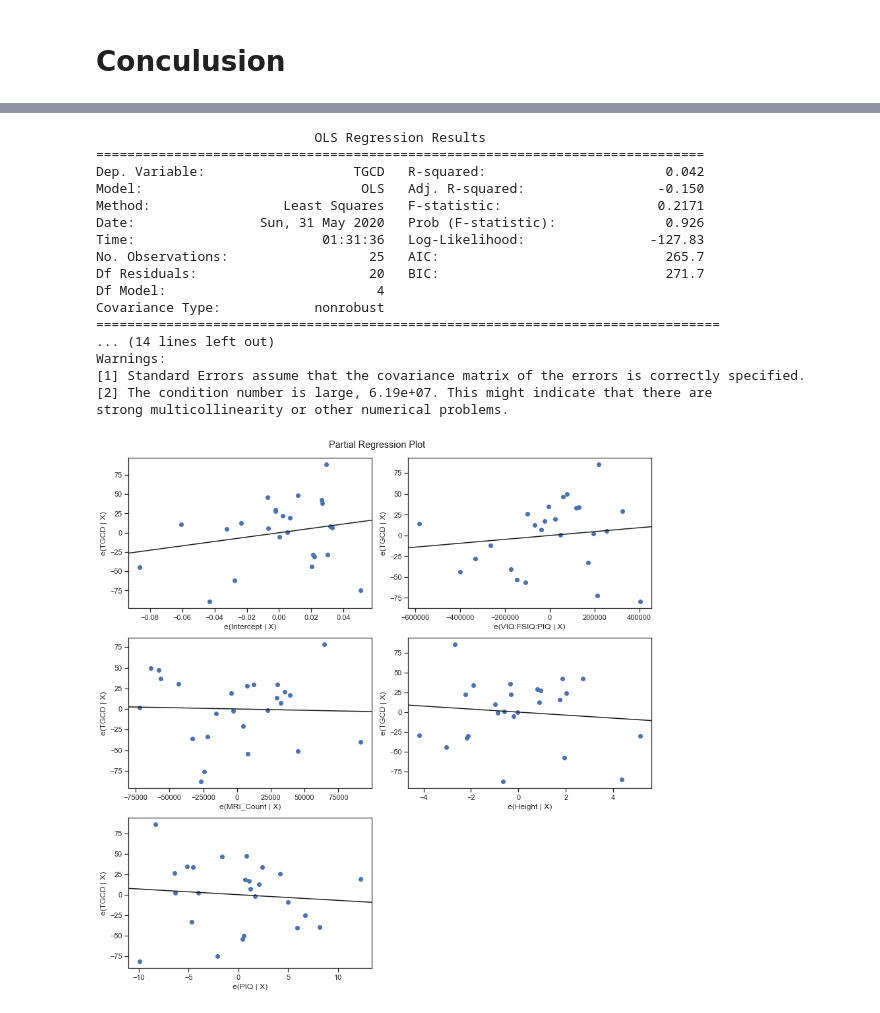
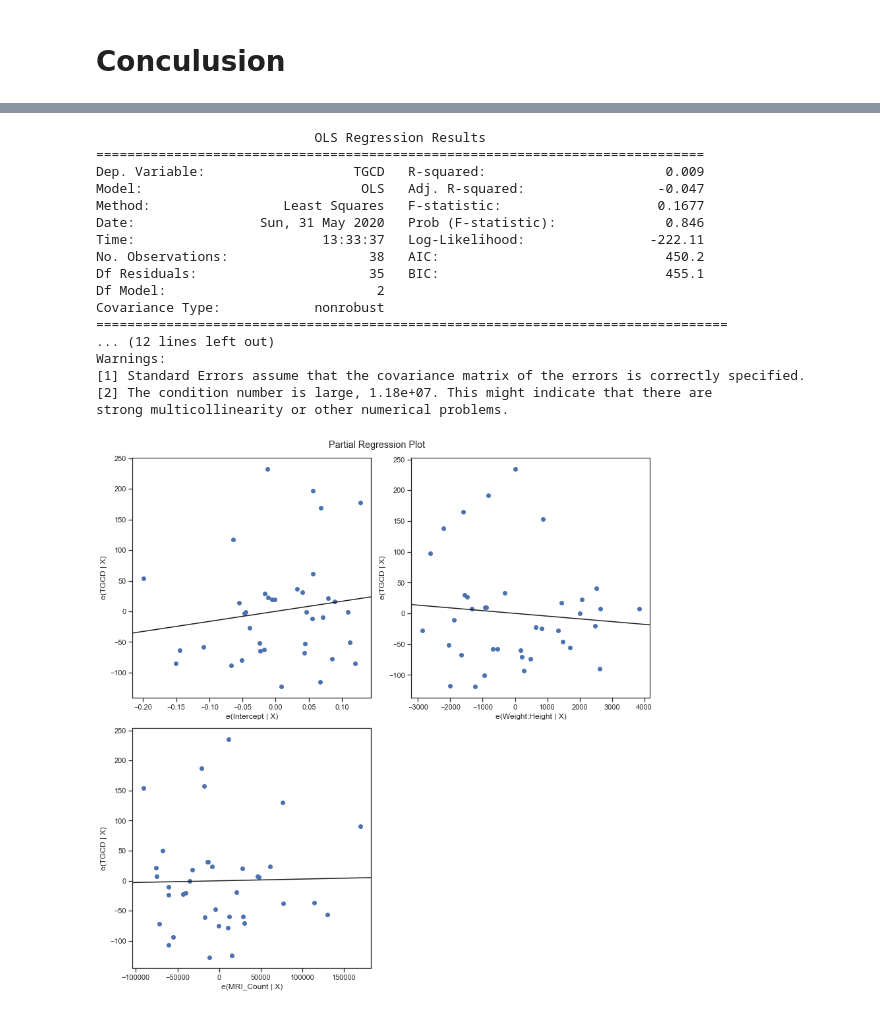
Before and after one commit to marcelfarres/Farres-M-QLSC612, a Jupyter notebook: practical/myanalysis.ipynb, the cells around one changed output, grey strips where cells are left out. Saved outputs shown, nothing was run; the diff lists cells and outputs as text; code cells hidden in the pictures.

```diff
--- a/practical/myanalysis.ipynb
+++ b/practical/myanalysis.ipynb
@@ -93,13 +90,14 @@ These where calculated using the hacked security system of our lab.
 # %%
 distributions = [
-    {"type": np.random.normal, "kwargs": {"loc": 50, "scale": 40}},
-    {"type": np.random.normal, "kwargs": {"loc": 120, "scale": 30}},
+    {"type": np.random.normal, "kwargs": {"loc": 80, "scale": 40}},
+    {"type": np.random.normal, "kwargs": {"loc": 150, "scale": 30}},
+    {"type": np.random.normal, "kwargs": {"loc": 300, "scale": 30}},
 ]
-coefficients = np.array([0.6, 0.3])
+coefficients = np.array([0.4, 0.6, .2])
 coefficients /= coefficients.sum()      # in case these did not add up to 1
 sample_size = data.shape[0]
 
-our_seed = 1000000000
+our_seed = 10000
 np.random.seed(our_seed)
 num_distr = len(distributions)
 rdata = np.zeros((sample_size, num_distr))
@@ -179,6 +250,6 @@ Also we will combine PIQ and FSIQ to a new variable in the model
 # %%
-super_model = 'TGDC ~ VIQ : FSIQ :PIQ + MRI_Count + Height + PIQ'
-super_model2 = 'TGCD ~ VIQ : FSIQ :PIQ + MRI_Count + Height + PIQ'
+super_model = 'TGDC ~ Weight : Height + MRI_Count'
+super_model2 = 'TGCD ~ Weight : Height + MRI_Count'
 
 
 # Fit the model
@@ -279,36 +338,31 @@ After much study we can conclude that VIQ and FSIQ are an acurate predictor of t
 # %%
-rdata = np.zeros((sample_size, num_distr))
-for idx, distr in enumerate(distributions):
-    rdata[:, idx] = distr["type"](size=(sample_size,), **distr["kwargs"])
-random_idx = np.random.choice(np.arange(num_distr), size=(sample_size,), p=coefficients)
-partY = rdata[np.arange(sample_size), random_idx]
+# z_s = np.abs(stats.zscore(data[inculded_vars]))
 
-
-z_s = np.abs(stats.zscore(data[inculded_vars]))
-dataf = data[(z_s < 1.56).all(axis=1)]
-model= ols(super_model2, dataf)
+# dataf = data[(z_s < 1.56).all(axis=1)]
+# model= ols(super_model2, dataf)
+model= ols(super_model2, data)
 
 rs = model.fit()
 
 print(rs.summary())
 fig = plt.figure(figsize=(12,12))
 fig = sm.graphics.plot_partregress_grid(rs, fig=fig)
 # %% [output]
                             OLS Regression Results
 ==============================================================================
-Dep. Variable:                   TGCD   R-squared:                       0.042
-Model:                            OLS   Adj. R-squared:                 -0.150
-Method:                 Least Squares   F-statistic:                    0.2171
-Date:                Sun, 31 May 2020   Prob (F-statistic):              0.926
-Time:                        01:31:36   Log-Likelihood:                -127.83
-No. Observations:                  25   AIC:                             265.7
-Df Residuals:                      20   BIC:                             271.7
-Df Model:                           4
+Dep. Variable:                   TGCD   R-squared:                       0.009
+Model:                            OLS   Adj. R-squared:                 -0.047
+Method:                 Least Squares   F-statistic:                    0.1677
+Date:                Sun, 31 May 2020   Prob (F-statistic):              0.846
+Time:                        13:33:37   Log-Likelihood:                -222.11
+No. Observations:                  38   AIC:                             450.2
+Df Residuals:                      35   BIC:                             455.1
+Df Model:                           2
 Covariance Type:            nonrobust
-================================================================================
-... (14 lines left out)
+=================================================================================
+... (12 lines left out)
 Warnings:
 [1] Standard Errors assume that the covariance matrix of the errors is correctly specified.
-[2] The condition number is large, 6.19e+07. This might indicate that there are
+[2] The condition number is large, 1.18e+07. This might indicate that there are
 strong multicollinearity or other numerical problems.
-[figure, old version]
+[figure, new version]
```
Also changed, not shown: parts of 18 cells of this notebook.
